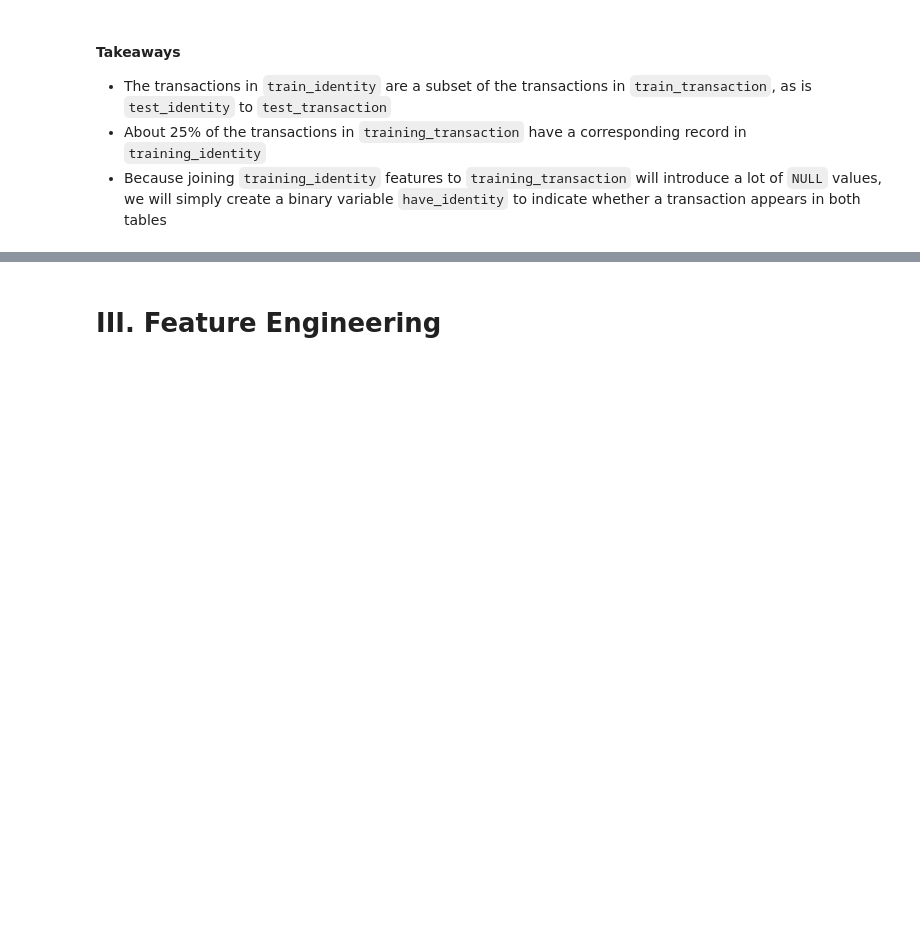
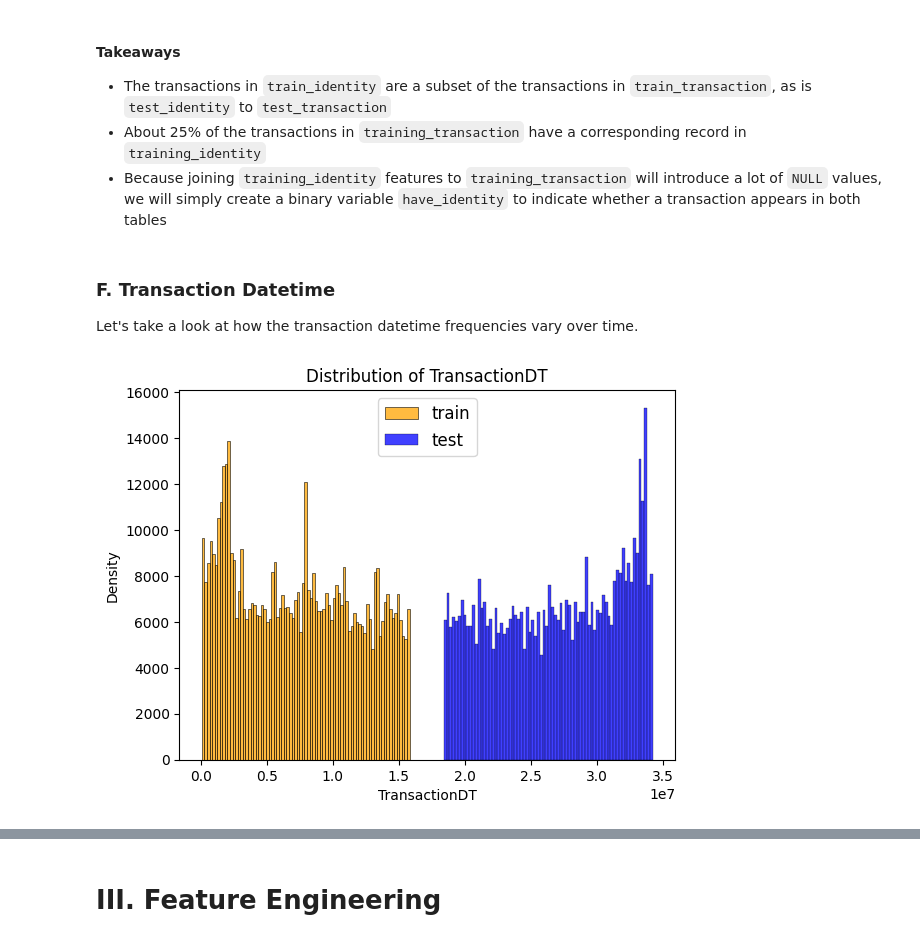
Before and after one commit to ChaseMadson/w207-final-project, a Jupyter notebook: team_fraud_detection_notebooks/1_main_neural_network_model.ipynb, the cells around one changed output, grey strips where cells are left out. Saved outputs shown, nothing was run; the diff lists cells and outputs as text; code cells hidden in the pictures; blank space fills up the shorter version.

```diff
--- a/team_fraud_detection_notebooks/1_main_neural_network_model.ipynb
+++ b/team_fraud_detection_notebooks/1_main_neural_network_model.ipynb
@@ -159,3 +159,17 @@ boxplot;
 * The transactions in `train_identity` are a subset of the transactions in `train_transaction`, as is `test_identity` to `test_transaction`
 * About 25% of the transactions in `training_transaction` have a corresponding record in `training_identity`
 * Because joining `training_identity` features to `training_transaction` will introduce a lot of `NULL` values, we will simply create a binary variable `have_identity` to indicate whether a transaction appears in both tables
+# %% [markdown]
+### F. Transaction Datetime
+
+Let's take a look at how the transaction datetime frequencies vary over time.
+# %%
+sns.histplot(train['TransactionDT'],  kde=False, label='train', color='orange')
+sns.histplot(test['TransactionDT'],  kde=False, label='test', color='blue')
+plt.legend(prop={'size': 12})
+plt.title('Distribution of TransactionDT')
+plt.xlabel('TransactionDT')
+plt.ylabel('Density')
+plt.show()
+# %% [output]
+[figure, added]
```
Also changed, not shown: parts of 5 cells of this notebook, 1 other file.
